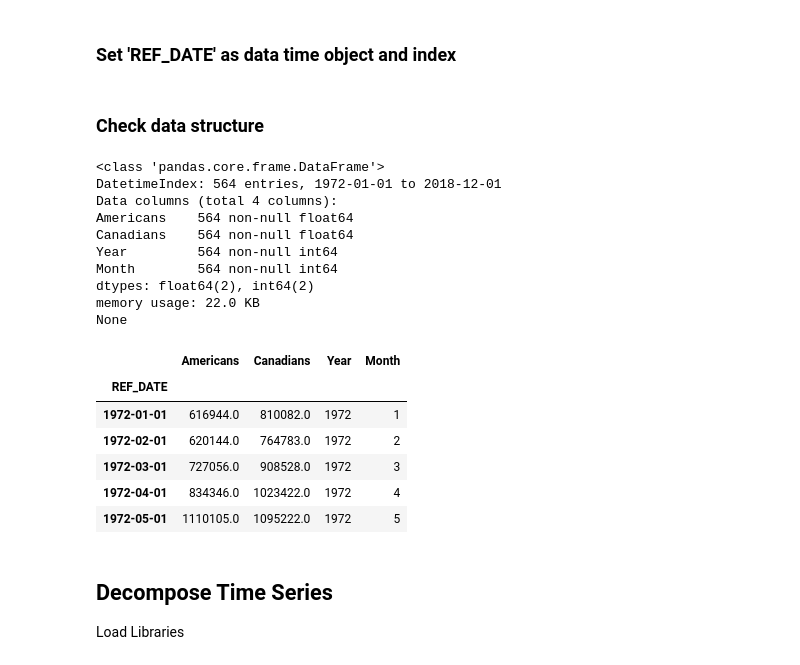
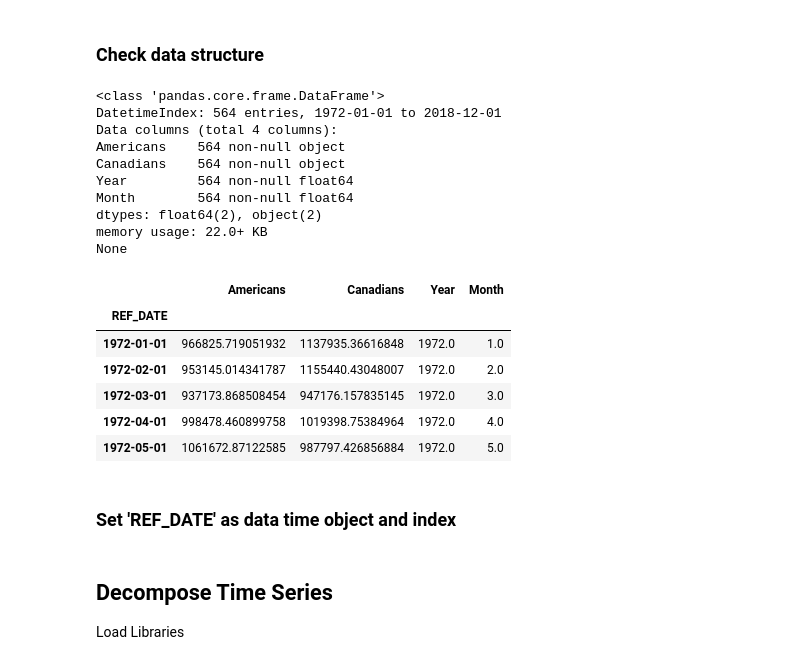
Before and after one commit to AMacumber/Canada_US_BorderCrossings, a Jupyter notebook: Code05_Py_TS_Stationarity.ipynb, the cells around one changed output. Drawn from its saved outputs; the diff is of its cells as text; code cells hidden in the pictures.

```diff
--- a/Code05_Py_TS_Stationarity.ipynb
+++ b/Code05_Py_TS_Stationarity.ipynb
@@ -33,3 +45,27 @@ border_ts_001 = pd.read_sql('SELECT * FROM border_ts_001', con=con)
 
 # Close connections
 con.close()
+# %% [markdown]
+### Check data structure
+# %%
+# Check to see if REF_DATE is a date time index
+print(data.info())
+data.head()
+# %% [output]
+<class 'pandas.core.frame.DataFrame'>
+DatetimeIndex: 564 entries, 1972-01-01 to 2018-12-01
+Data columns (total 4 columns):
+Americans    564 non-null object
+Canadians    564 non-null object
+Year         564 non-null float64
+Month        564 non-null float64
+dtypes: float64(2), object(2)
+memory usage: 22.0+ KB
+None
+|  | Americans | Canadians | Year | Month |
+| REF_DATE |  |  |  |  |
+| 1972-01-01 | 966825.719051932 | 1137935.36616848 | 1972.0 | 1.0 |
+| 1972-02-01 | 953145.014341787 | 1155440.43048007 | 1972.0 | 2.0 |
+| 1972-03-01 | 937173.868508454 | 947176.157835145 | 1972.0 | 3.0 |
+| 1972-04-01 | 998478.460899758 | 1019398.75384964 | 1972.0 | 4.0 |
+| 1972-05-01 | 1061672.87122585 | 987797.426856884 | 1972.0 | 5.0 |
@@ -41,27 +80,3 @@ border_ts_001 = border_ts_001.set_index('REF_DATE')
-# %% [markdown]
-### Check data structure
-# %%
-# Check to see if REF_DATE is a date time index
-print(border_ts_001.info())
-border_ts_001.head()
-# %% [output]
-<class 'pandas.core.frame.DataFrame'>
-DatetimeIndex: 564 entries, 1972-01-01 to 2018-12-01
-Data columns (total 4 columns):
-Americans    564 non-null float64
-Canadians    564 non-null float64
-Year         564 non-null int64
-Month        564 non-null int64
-dtypes: float64(2), int64(2)
-memory usage: 22.0 KB
-None
-|  | Americans | Canadians | Year | Month |
-| REF_DATE |  |  |  |  |
-| 1972-01-01 | 616944.0 | 810082.0 | 1972 | 1 |
-| 1972-02-01 | 620144.0 | 764783.0 | 1972 | 2 |
-| 1972-03-01 | 727056.0 | 908528.0 | 1972 | 3 |
-| 1972-04-01 | 834346.0 | 1023422.0 | 1972 | 4 |
-| 1972-05-01 | 1110105.0 | 1095222.0 | 1972 | 5 |
 # %% [markdown]
 ## <a name="decompose"></a>Decompose Time Series
 
```
Also changed, not shown: parts of 7 cells of this notebook, 2 other files.
